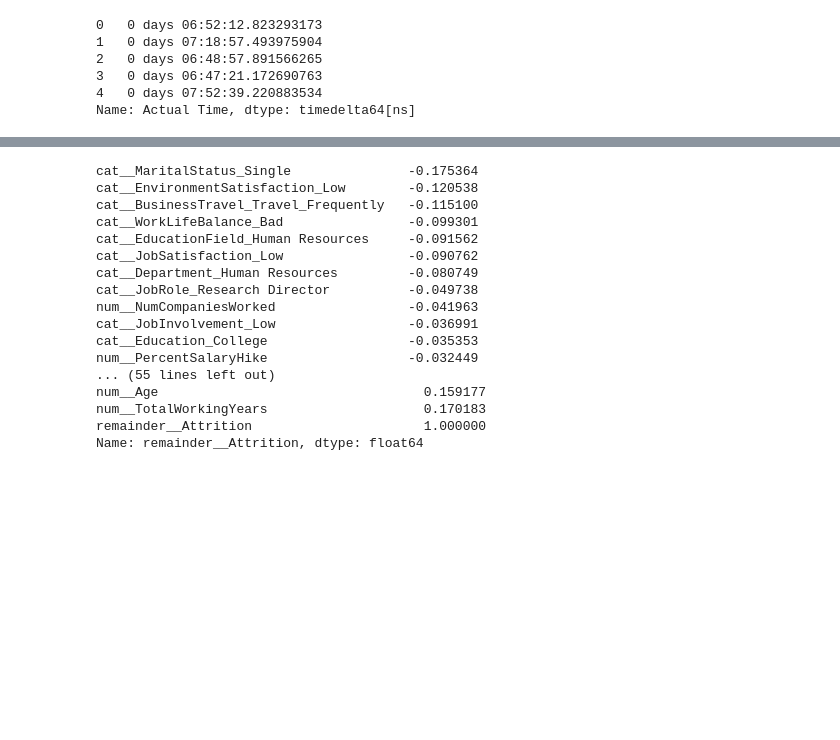
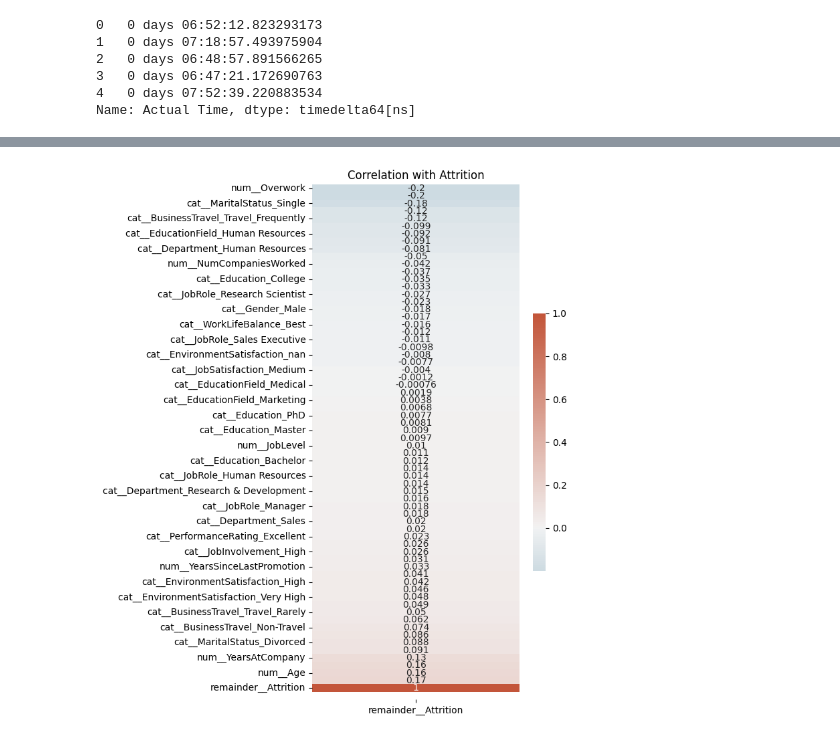
Before and after one commit to SwenA/AI-Project, a Jupyter notebook: project.ipynb, the cells around one changed output, grey strips where cells are left out. Cells and saved outputs as stored; diff of their text form; code cells hidden in the pictures; blank space fills up the shorter version.

```diff
--- a/project.ipynb
+++ b/project.ipynb
@@ -346,27 +334,30 @@ roc_auc_score(y_train, y_scores)
-# %%
-all_data_titles = full_pipeline.get_feature_names_out()
-all_data_prepared = pd.DataFrame(full_pipeline.fit_transform(all_data), columns=all_data_titles)
-corr_matrix = all_data_prepared.corr(numeric_only=True)
-print(corr_matrix["remainder__Attrition"].sort_values(ascending=True).head(30))
-print(corr_matrix["remainder__Attrition"].sort_values(ascending=True).tail(39))
-# %% [output]
-cat__MaritalStatus_Single               -0.175364
-cat__EnvironmentSatisfaction_Low        -0.120538
-cat__BusinessTravel_Travel_Frequently   -0.115100
-cat__WorkLifeBalance_Bad                -0.099301
-cat__EducationField_Human Resources     -0.091562
-cat__JobSatisfaction_Low                -0.090762
-cat__Department_Human Resources         -0.080749
-cat__JobRole_Research Director          -0.049738
-num__NumCompaniesWorked                 -0.041963
-cat__JobInvolvement_Low                 -0.036991
-cat__Education_College                  -0.035353
-num__PercentSalaryHike                  -0.032449
-... (55 lines left out)
-num__Age                                  0.159177
-num__TotalWorkingYears                    0.170183
-remainder__Attrition                      1.000000
-Name: remainder__Attrition, dtype: float64
+# %%
+import seaborn as sns
+
+all_data_titles = full_pipeline.get_feature_names_out()
+all_data_prepared = pd.DataFrame(full_pipeline.fit_transform(all_data), columns=all_data_titles)
+corr_matrix = all_data_prepared.corr(numeric_only=True)
+# all_data_prepared.head()
+# print(corr_matrix["remainder__Attrition"].sort_values(ascending=True).head(30))
+# print(corr_matrix["remainder__Attrition"].sort_values(ascending=True).tail(38))
+corr_matrix_with_attrition = corr_matrix["remainder__Attrition"].sort_values(ascending=True)
+
+corr_with_attrition_df = corr_matrix_with_attrition.to_frame()
+
+# Set up the matplotlib figure
+f, ax = plt.subplots(figsize=(5, 10))  # Ajustez la taille selon le nombre de caractéristiques
+
+# Generate a custom diverging colormap
+cmap = sns.diverging_palette(230, 20, as_cmap=True)
+
+# Draw the heatmap
+sns.heatmap(corr_with_attrition_df, annot=True, cmap=cmap, center=0,
+            cbar_kws={"shrink": 0.5}, ax=ax)
+
+plt.title('Correlation with Attrition')
+plt.show()
+# %% [output]
+[figure, added]
 # %%
 from sklearn.neural_network import MLPClassifier
 from sklearn.model_selection import RandomizedSearchCV
```
Also changed, not shown: parts of 21 cells of this notebook.
